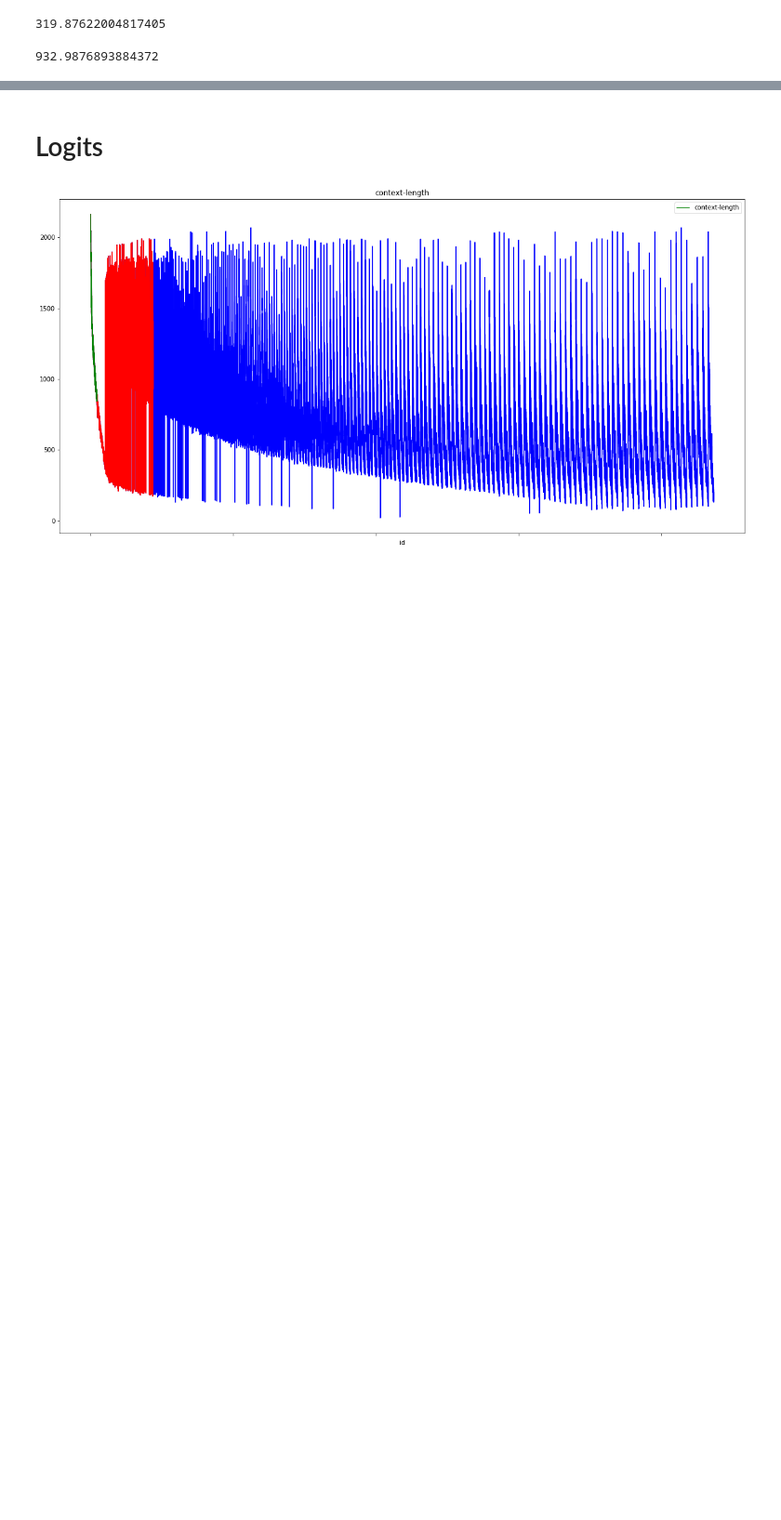
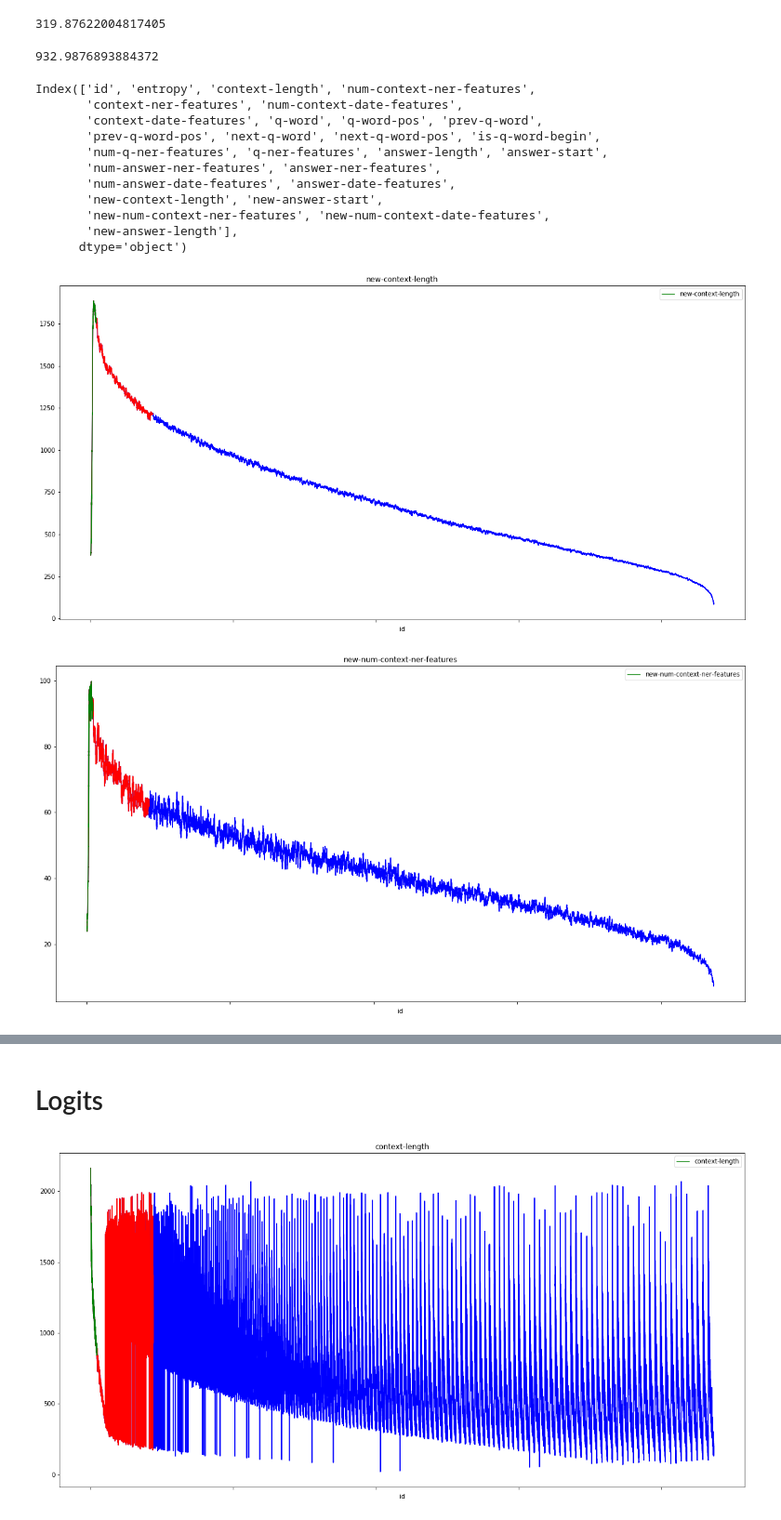
Before and after one commit to Uppaal/allennlp, a Jupyter notebook: analysis/Analysis.ipynb, the cells around one changed output, grey strips where cells are left out. Shown at 93% size. Saved outputs shown, nothing was run; the diff lists cells and outputs as text; code cells hidden in the pictures; blank space fills up the shorter version.

```diff
--- a/analysis/Analysis.ipynb
+++ b/analysis/Analysis.ipynb
@@ -28,6 +63,7 @@ def plot_features(sorted_file, plot=True):
     sorted_df = pd.read_csv(sorted_file)
     sorted_df.columns = ['id','entropy']
     merged = pd.merge(sorted_df, base_df, on='id')
+    window_length = 100
     # print(len(base_df), len(sorted_df), len(merged))
 #     print(base_df.iloc[0:2].loc[:,'id'])
 #     print(sorted_df.iloc[0:2].loc[:,'id'])
@@ -35,19 +71,24 @@ def plot_features(sorted_file, plot=True):
 #     sm = merged.sort_values('entropy', ascending=True)
     sm = merged.copy()
 #     print(merged.iloc[0:2].loc[:,'id'])
+    sm['new-context-length'] = sm['context-length'].rolling(window_length).mean()
+    sm['new-answer-start'] = sm['answer-start'].rolling(window_length).mean()
+    sm['new-num-context-ner-features'] = sm['num-context-ner-features'].rolling(window_length).mean()
+    sm['new-num-context-date-features'] = sm['num-context-date-features'].rolling(window_length).mean()
+    sm['new-answer-length'] = sm['answer-length'].rolling(window_length).mean()
+    print(sm.columns)
+    if plot == True:
+        cols_1 = ['new-context-length']
+        plot_cols(sm, cols_1,title='new-context-length')
 
-    if plot == True:
-        cols_1 = ['context-length']
-        plot_cols(sm, cols_1,title='context-length')
+        cols_1 = ['new-num-context-ner-features']
+        plot_cols(sm, cols_1,title='new-num-context-ner-features')
 
-        cols_1 = ['num-context-ner-features']
-        plot_cols(sm, cols_1,title='num-context-ner-features')
+        cols_2 = ['new-num-context-date-features']
+        plot_cols(sm, cols_2,title='new-num-context-date-features')
 
-        cols_2 = ['num-context-date-features']
-        plot_cols(sm, cols_2,title='num-context-date-features')
+        cols_4 = ['new-answer-length']
+        plot_cols(sm, cols_4,title='new-answer-length')
 
-        cols_4 = ['answer-length']
-        plot_cols(sm, cols_4,title='answer-length')
-
-        cols_5 = ['answer-start']
-        plot_cols(sm, cols_5,title='answer-start')
+        cols_5 = ['new-answer-start']
+        plot_cols(sm, cols_5,title='new-answer-start')
@@ -133,3 +133,19 @@ logits_c_d10_t10_i1 = "data/logits/certain-logits-dump10-top10-i1.csv"
 
 logits_10_i2 = "data/logits2/logits-10-i2.csv"
 logits_d1_t1_i2 = "data/logits2/logits-dump1-top1-i2.csv"
+# %%
+plot_features(logits_d10_t10_i1)
+# %% [output]
+Index(['id', 'entropy', 'context-length', 'num-context-ner-features',
+       'context-ner-features', 'num-context-date-features',
+       'context-date-features', 'q-word', 'q-word-pos', 'prev-q-word',
+       'prev-q-word-pos', 'next-q-word', 'next-q-word-pos', 'is-q-word-begin',
+       'num-q-ner-features', 'q-ner-features', 'answer-length', 'answer-start',
+       'num-answer-ner-features', 'answer-ner-features',
+       'num-answer-date-features', 'answer-date-features',
+       'new-context-length', 'new-answer-start',
+       'new-num-context-ner-features', 'new-num-context-date-features',
+       'new-answer-length'],
+      dtype='object')
+[figure, added]
+[figure, added]
```
Also changed, not shown: parts of 6 cells of this notebook, 5 other files.
